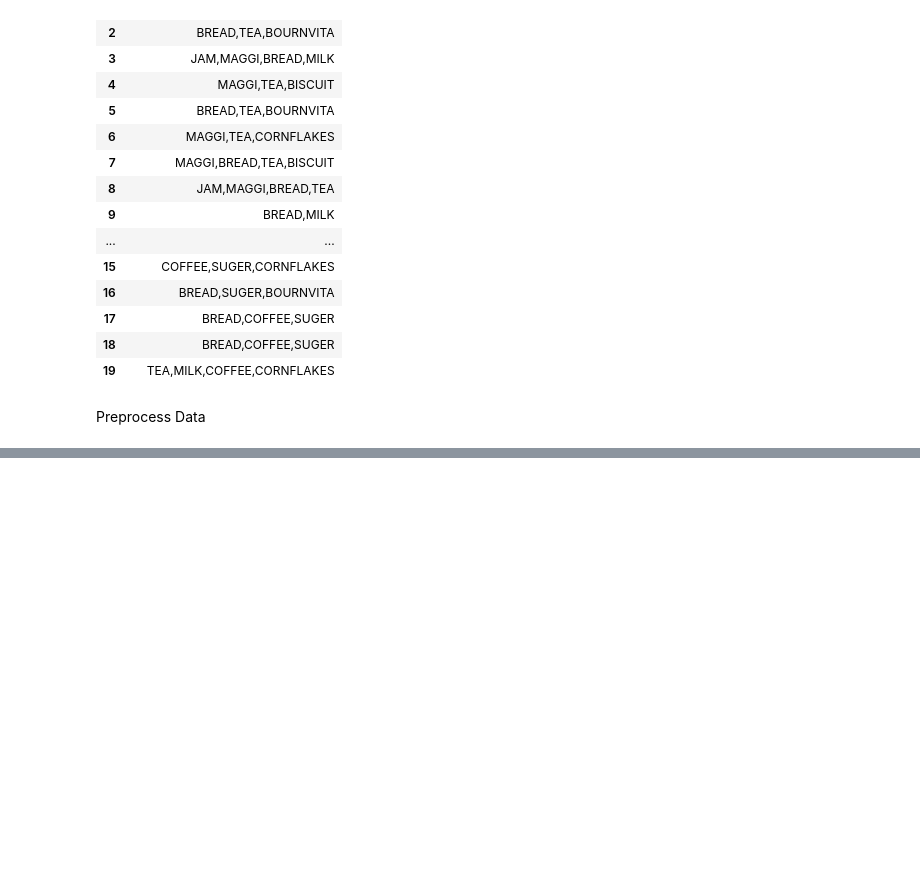
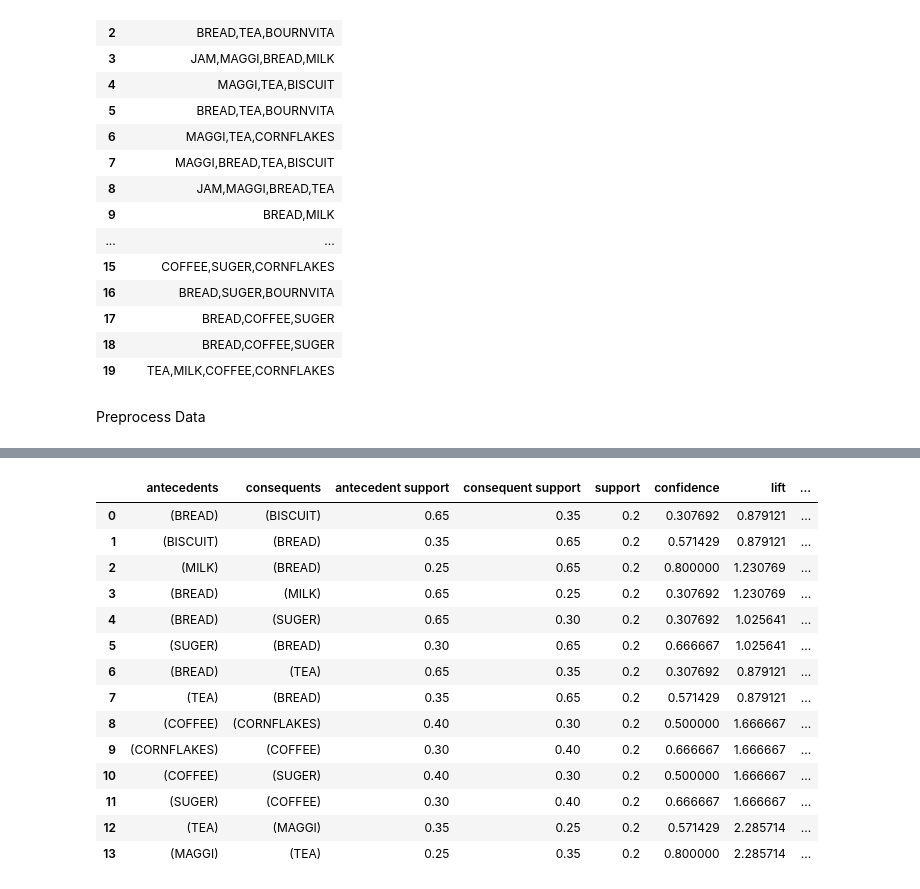
Before and after one commit to Abtinz/Machine-Learning-with-Python, a Jupyter notebook: DataMining/Regression/data-mining-p2-student.ipynb, the cells around one changed output, grey strips where cells are left out. Cells and saved outputs as stored; diff of their text form; code cells hidden in the pictures; blank space fills up the shorter version.

```diff
--- a/DataMining/Regression/data-mining-p2-student.ipynb
+++ b/DataMining/Regression/data-mining-p2-student.ipynb
@@ -405,0 +453,19 @@ Name: 0, dtype: object
+# %%
+associations_rules = association_rules(frequent_itemsets, metric="confidence", min_threshold=0.3)
+associations_rules
+# %% [output]
+|  | antecedents | consequents | antecedent support | consequent support | support | confidence | lift | ... |
+| 0 | (BREAD) | (BISCUIT) | 0.65 | 0.35 | 0.2 | 0.307692 | 0.879121 | ... |
+| 1 | (BISCUIT) | (BREAD) | 0.35 | 0.65 | 0.2 | 0.571429 | 0.879121 | ... |
+| 2 | (MILK) | (BREAD) | 0.25 | 0.65 | 0.2 | 0.800000 | 1.230769 | ... |
+| 3 | (BREAD) | (MILK) | 0.65 | 0.25 | 0.2 | 0.307692 | 1.230769 | ... |
+| 4 | (BREAD) | (SUGER) | 0.65 | 0.30 | 0.2 | 0.307692 | 1.025641 | ... |
+| 5 | (SUGER) | (BREAD) | 0.30 | 0.65 | 0.2 | 0.666667 | 1.025641 | ... |
+| 6 | (BREAD) | (TEA) | 0.65 | 0.35 | 0.2 | 0.307692 | 0.879121 | ... |
+| 7 | (TEA) | (BREAD) | 0.35 | 0.65 | 0.2 | 0.571429 | 0.879121 | ... |
+| 8 | (COFFEE) | (CORNFLAKES) | 0.40 | 0.30 | 0.2 | 0.500000 | 1.666667 | ... |
+| 9 | (CORNFLAKES) | (COFFEE) | 0.30 | 0.40 | 0.2 | 0.666667 | 1.666667 | ... |
+| 10 | (COFFEE) | (SUGER) | 0.40 | 0.30 | 0.2 | 0.500000 | 1.666667 | ... |
+| 11 | (SUGER) | (COFFEE) | 0.30 | 0.40 | 0.2 | 0.666667 | 1.666667 | ... |
+| 12 | (TEA) | (MAGGI) | 0.35 | 0.25 | 0.2 | 0.571429 | 2.285714 | ... |
+| 13 | (MAGGI) | (TEA) | 0.25 | 0.35 | 0.2 | 0.800000 | 2.285714 | ... |
```
Also changed, not shown: parts of 6 cells of this notebook.
